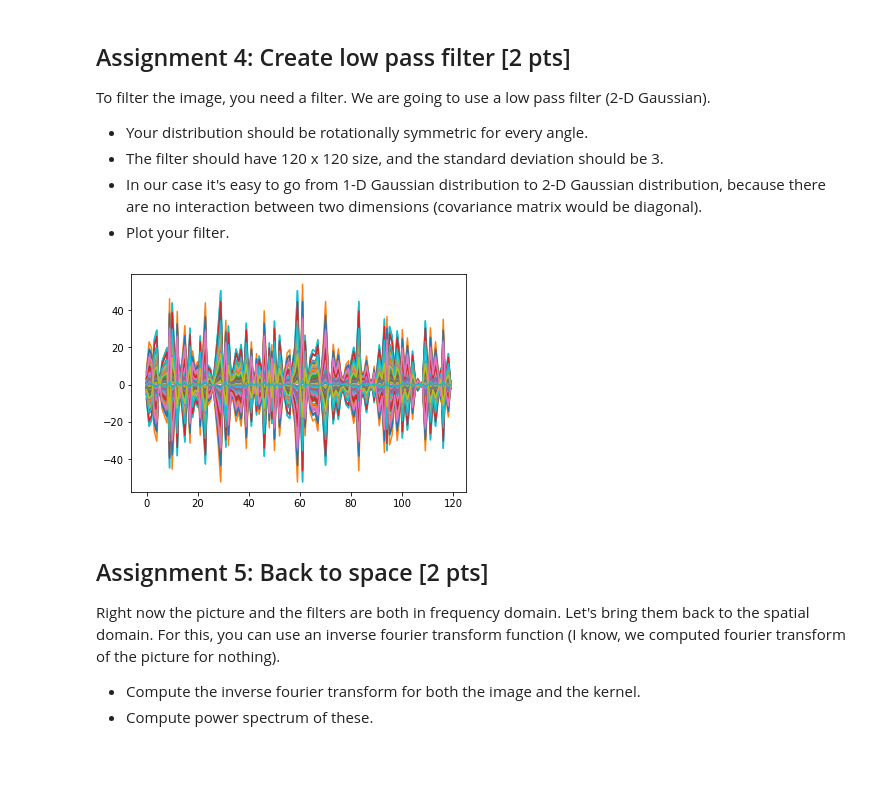
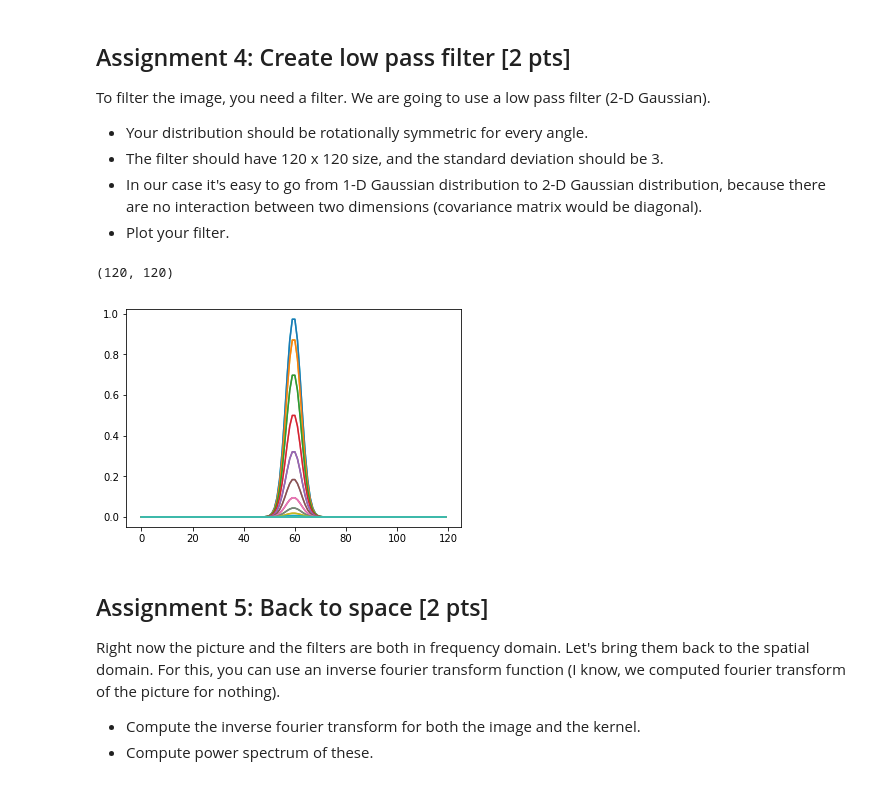
Before and after one commit to NBP-ACC/week-9-acc10, a Jupyter notebook: sheet07.ipynb, the cells around one changed output. Saved outputs shown, nothing was run; the diff lists cells and outputs as text; code cells hidden in the pictures.

Commit message:
changed np.random.normal to signal.gaussian, now filter works

```diff
--- a/sheet07.ipynb
+++ b/sheet07.ipynb
@@ -151,12 +151,17 @@ To filter the image, you need a filter. We are going to use a low pass filter (2
 - In our case it's easy to go from 1-D Gaussian distribution to 2-D Gaussian distribution, because there are no interaction between two dimensions (covariance matrix would be diagonal).
 - Plot your filter.
 # %%
-gaussian = np.random.normal(scale=3, size=120)
-filter2d = np.outer(gaussian, gaussian)
+#filter2d = np.random.normal(scale=3, size=(120,120))
+#filter2d = np.outer(gaussian, gaussian)
+filter1d = signal.gaussian(M=120, std=3, sym=True)
+filter2d = np.outer(filter1d, filter1d)
+
+print(filter2d.shape)
 plt.plot(filter2d)
 plt.show()
 # %% [output]
+(120, 120)
-[figure, old version]
+[figure, new version]
 # %% [markdown]
 ## Assignment 5: Back to space [2 pts]
 Right now the picture and the filters are both in frequency domain. Let's bring them back to the spatial domain. For this, you can use an inverse fourier transform function (I know, we computed fourier transform of the picture for nothing).
```
Also changed, not shown: parts of 4 cells of this notebook.
